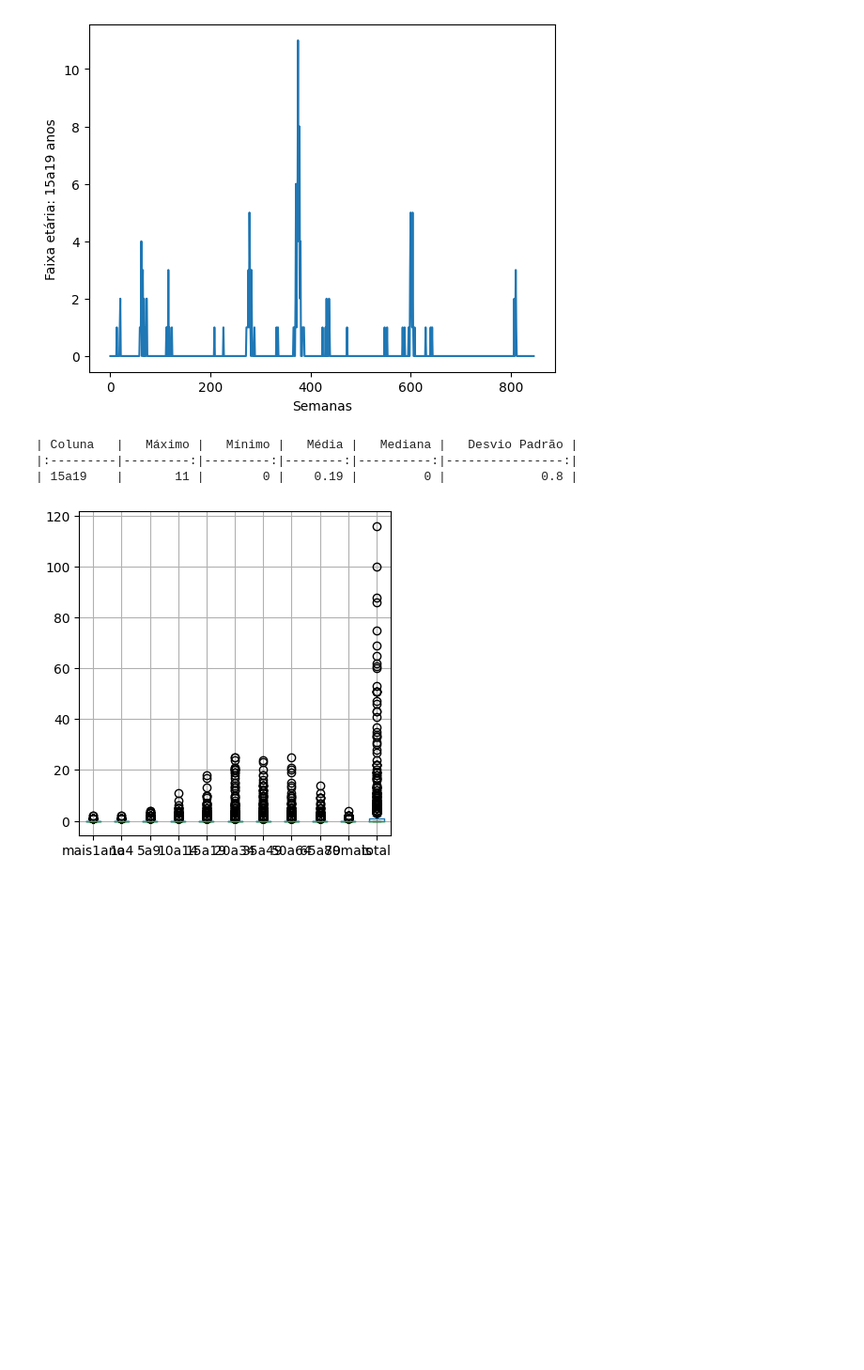
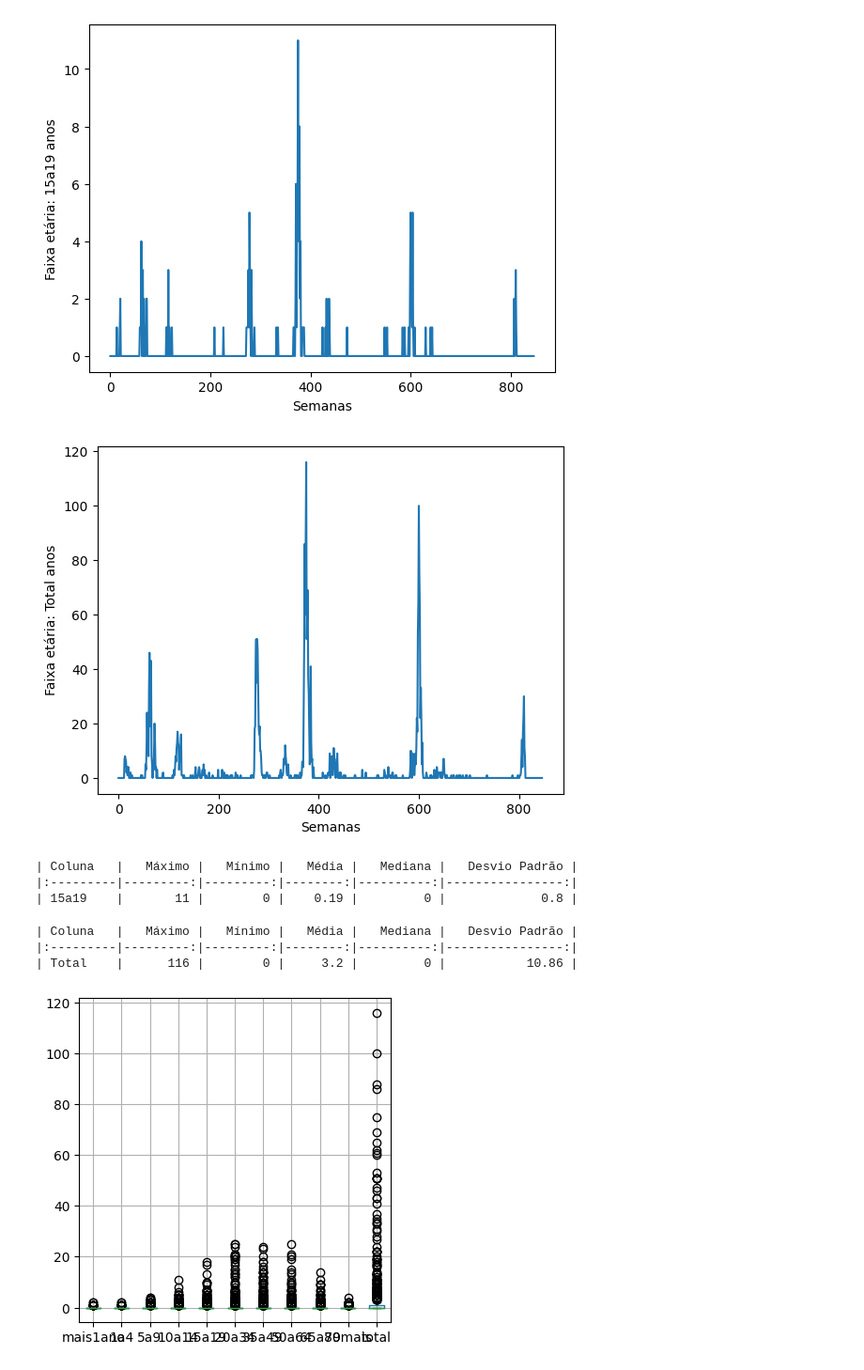
Before and after one commit to higorito/trab-topicos, a Jupyter notebook: dengue.ipynb, the cells around one changed output. Shown: that part at 94% size. Saved outputs shown, nothing was run; the diff lists cells and outputs as text; code cells hidden in the pictures; blank space fills up the shorter version.

```diff
--- a/dengue.ipynb
+++ b/dengue.ipynb
@@ -165,6 +165,10 @@ def plotFxEtaria(serie, coluna):
 plotFxEtaria(serie[:, 3], '15a19')
 # %% [output]
 [figure]
+# %%
+plotFxEtaria(serie[:, 10], 'Total')
+# %% [output]
+[figure, added]
 # %%
 def sumarizacao(serie, column):       #algumas estatisticas basicas para cada coluna (esta ok)
     stats = []
@@ -186,6 +190,12 @@ sumarizacao(serie[:, 3], '15a19')
 | Coluna   |   Máximo |   Mínimo |   Média |   Mediana |   Desvio Padrão |
 |:---------|---------:|---------:|--------:|----------:|----------------:|
 | 15a19    |       11 |        0 |    0.19 |         0 |             0.8 |
+# %%
+sumarizacao(serie[:, 10], 'Total')
+# %% [output]
+| Coluna   |   Máximo |   Mínimo |   Média |   Mediana |   Desvio Padrão |
+|:---------|---------:|---------:|--------:|----------:|----------------:|
+| Total    |      116 |        0 |     3.2 |         0 |           10.86 |
 # %%
 dados.boxplot(column=nomes_colunas2, figsize=(4, 4))
 plt.tight_layout()
```
Also changed, not shown: parts of 20 cells of this notebook, 15 other files.
